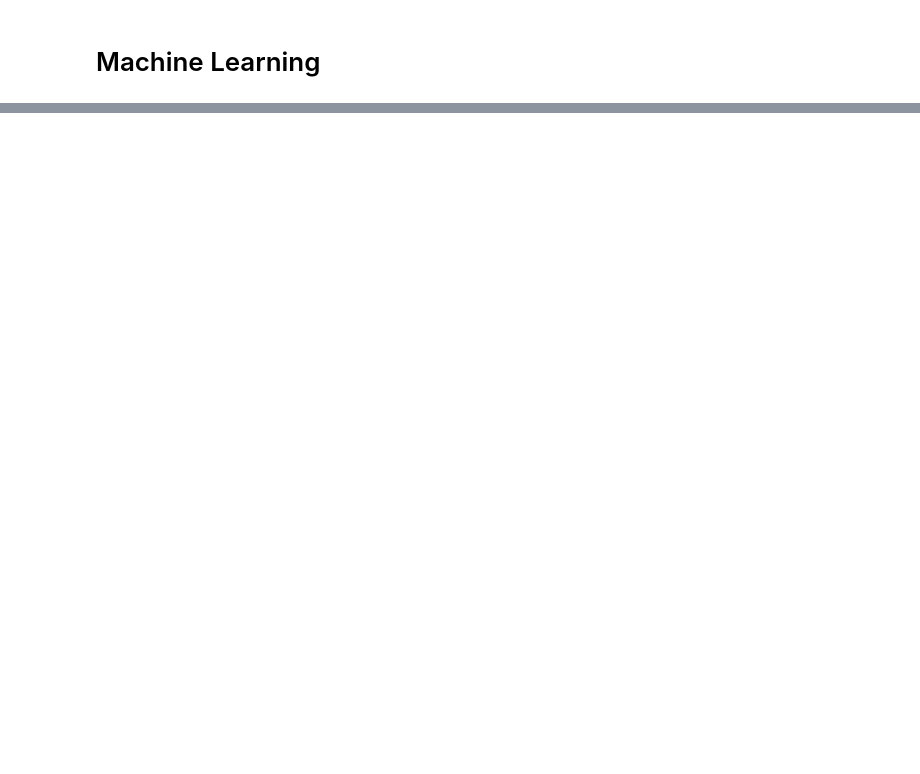
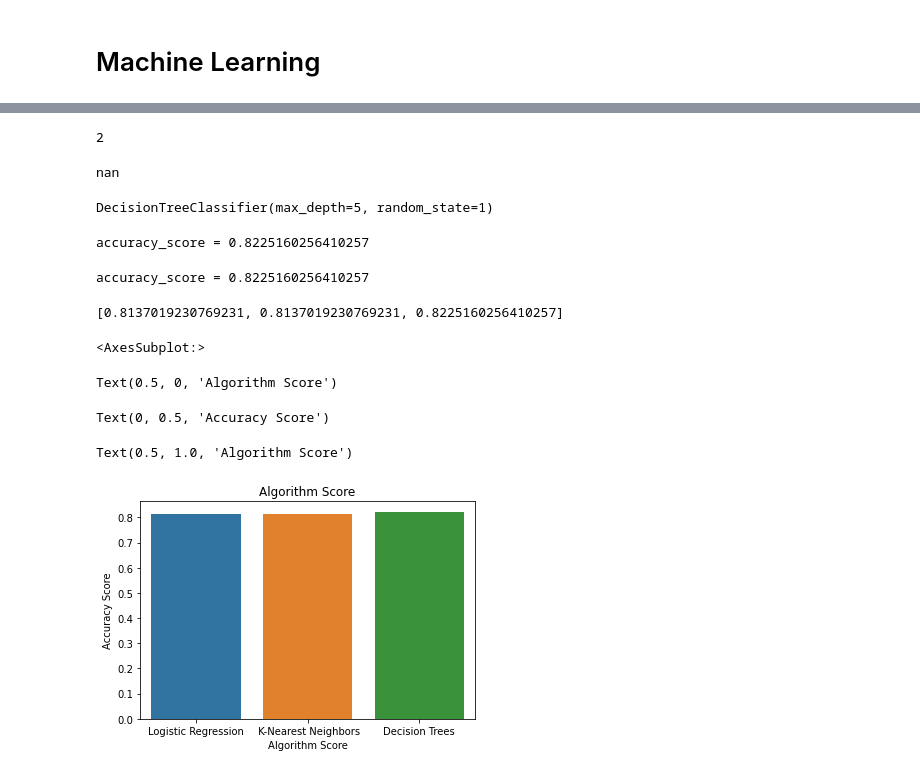
Before and after one commit to EternalII/Road-Accident-ML, a Jupyter notebook: Car Crash Project/Car Crash.ipynb, the cells around one changed output, grey strips where cells are left out. Drawn from its saved outputs; the diff is of its cells as text; code cells hidden in the pictures; blank space fills up the shorter version.

```diff
--- a/Car Crash Project/Car Crash.ipynb
+++ b/Car Crash Project/Car Crash.ipynb
@@ -347,0 +379,6 @@ df_cleaned.drop(labels=correlated_features, axis=1)
+# %%
+lr = LogisticRegression(random_state=0)
+lr.fit(X_train,y_train)
+y_pred=lr.predict(X_test)
+
+acc=accuracy_score(y_test, y_pred)
@@ -347,0 +387,3 @@ df_cleaned.drop(labels=correlated_features, axis=1)
+# %%
+accuracy_list.append(acc)
+print("accuracy_score =",acc)
@@ -347,0 +409,40 @@ df_cleaned.drop(labels=correlated_features, axis=1)
+# %%
+best_max_dep
+best_f1_DT_params
+# %% [output]
+2
+nan
+# %%
+clf = DecisionTreeClassifier(max_depth=5, random_state=1)
+clf.fit(X_train, y_train)
+y_pred= clf.predict(X_test)
+accuracy = accuracy_score(y_test, y_pred)
+print('accuracy_score =', accuracy)
+# %% [output]
+DecisionTreeClassifier(max_depth=5, random_state=1)
+accuracy_score = 0.8225160256410257
+# %%
+# Append to the accuracy list
+acc=accuracy
+accuracy_list.append(acc)
+print('accuracy_score =', accuracy)
+# %% [output]
+accuracy_score = 0.8225160256410257
+# %%
+accuracy_list
+# %% [output]
+[0.8137019230769231, 0.8137019230769231, 0.8225160256410257]
+# %%
+# Creating a bar plot, displaying score of each algorithm
+sns.barplot(x=algo_list, y=accuracy_list)
+# Add labels to graphs
+plt.xlabel('Algorithm Score')
+plt.ylabel('Accuracy Score')
+plt.title("Algorithm Score")
+plt.show()
+# %% [output]
+<AxesSubplot:>
+Text(0.5, 0, 'Algorithm Score')
+Text(0, 0.5, 'Accuracy Score')
+Text(0.5, 1.0, 'Algorithm Score')
+[figure, added]
```
Also changed, not shown: parts of 57 cells of this notebook, 3 other files.
